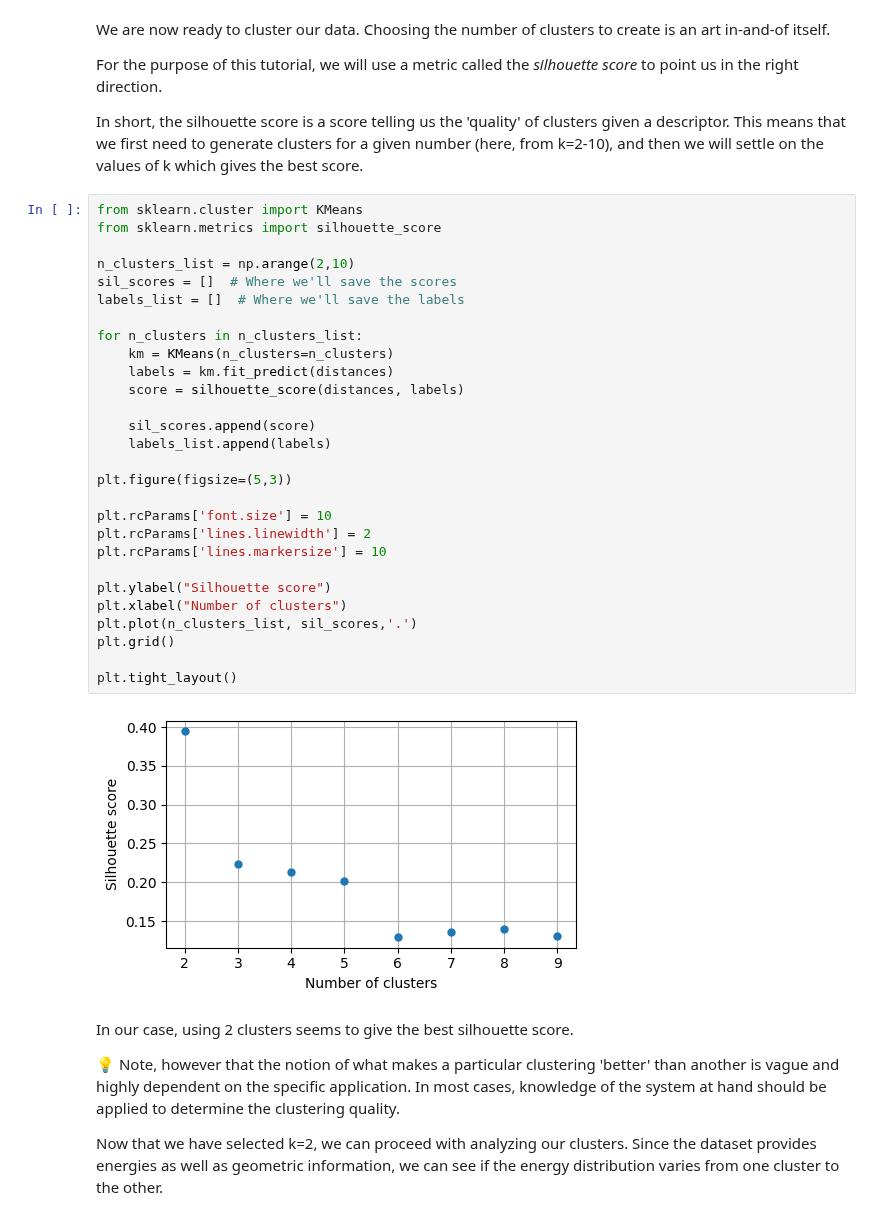
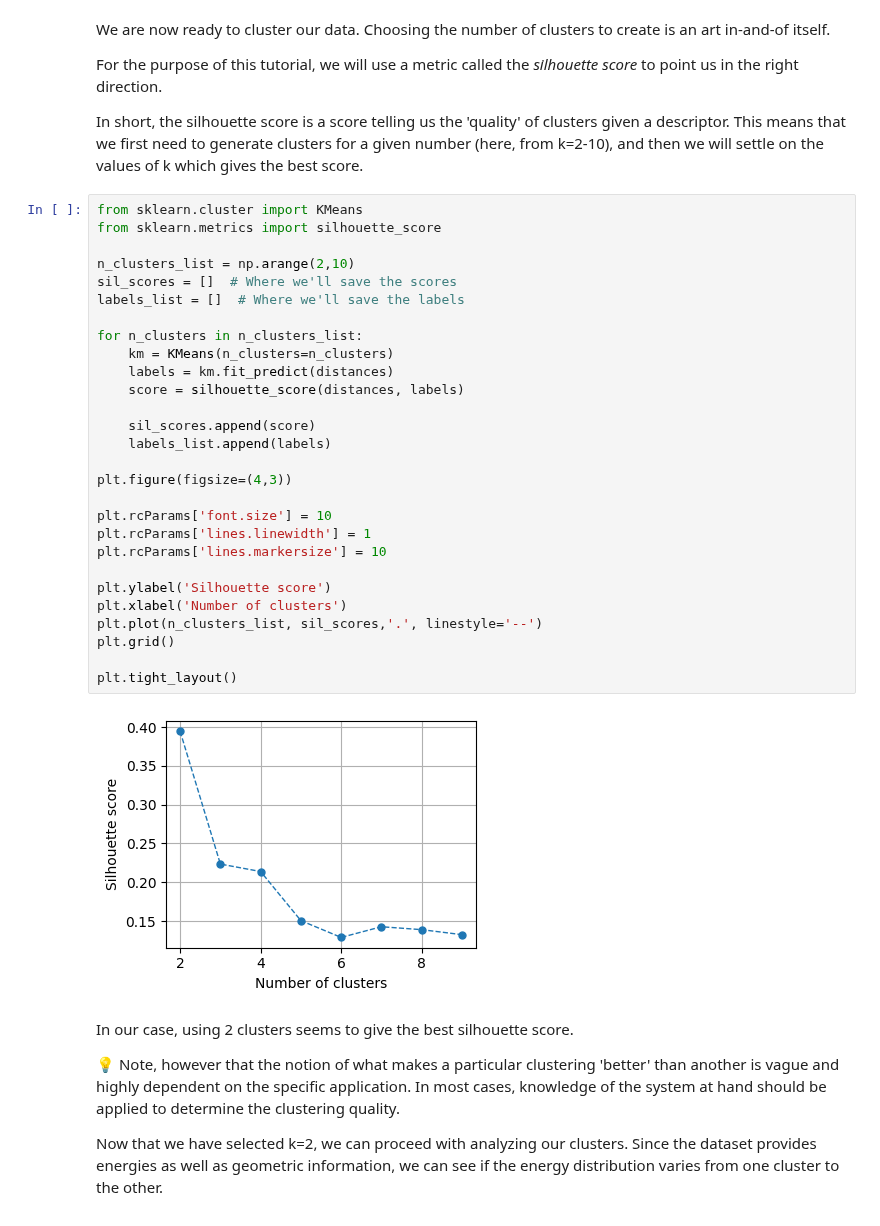
Before and after one commit to rhyan10/unsupervised-learning-molecular-systems, a Jupyter notebook: 3-Clustering/Clustering-Trajectories.ipynb, the cells around one changed output. Drawn from its saved outputs; the diff is of its cells as text.

Commit message:
Tuning figures to standard size for article

```diff
--- a/3-Clustering/Clustering-Trajectories.ipynb
+++ b/3-Clustering/Clustering-Trajectories.ipynb
@@ -127,33 +127,33 @@ In short, the silhouette score is a score telling us the 'quality' of clusters g
 # %%
 from sklearn.cluster import KMeans
 from sklearn.metrics import silhouette_score
 
 n_clusters_list = np.arange(2,10)
 sil_scores = []  # Where we'll save the scores
 labels_list = []  # Where we'll save the labels
 
 for n_clusters in n_clusters_list:
     km = KMeans(n_clusters=n_clusters)
     labels = km.fit_predict(distances)
     score = silhouette_score(distances, labels)
 
     sil_scores.append(score)
     labels_list.append(labels)
 
-plt.figure(figsize=(5,3))
+plt.figure(figsize=(4,3))
 
 plt.rcParams['font.size'] = 10
-plt.rcParams['lines.linewidth'] = 2
+plt.rcParams['lines.linewidth'] = 1
 plt.rcParams['lines.markersize'] = 10
 
-plt.ylabel("Silhouette score")
-plt.xlabel("Number of clusters")
-plt.plot(n_clusters_list, sil_scores,'.')
+plt.ylabel('Silhouette score')
+plt.xlabel('Number of clusters')
+plt.plot(n_clusters_list, sil_scores,'.', linestyle='--')
 plt.grid()
 
 plt.tight_layout()
 # %% [output]
-[figure, old version]
+[figure, new version]
 # %% [markdown]
 In our case, using 2 clusters seems to give the best silhouette score.
 
```
Also changed, not shown: parts of 3 cells of this notebook, 1 other file.
